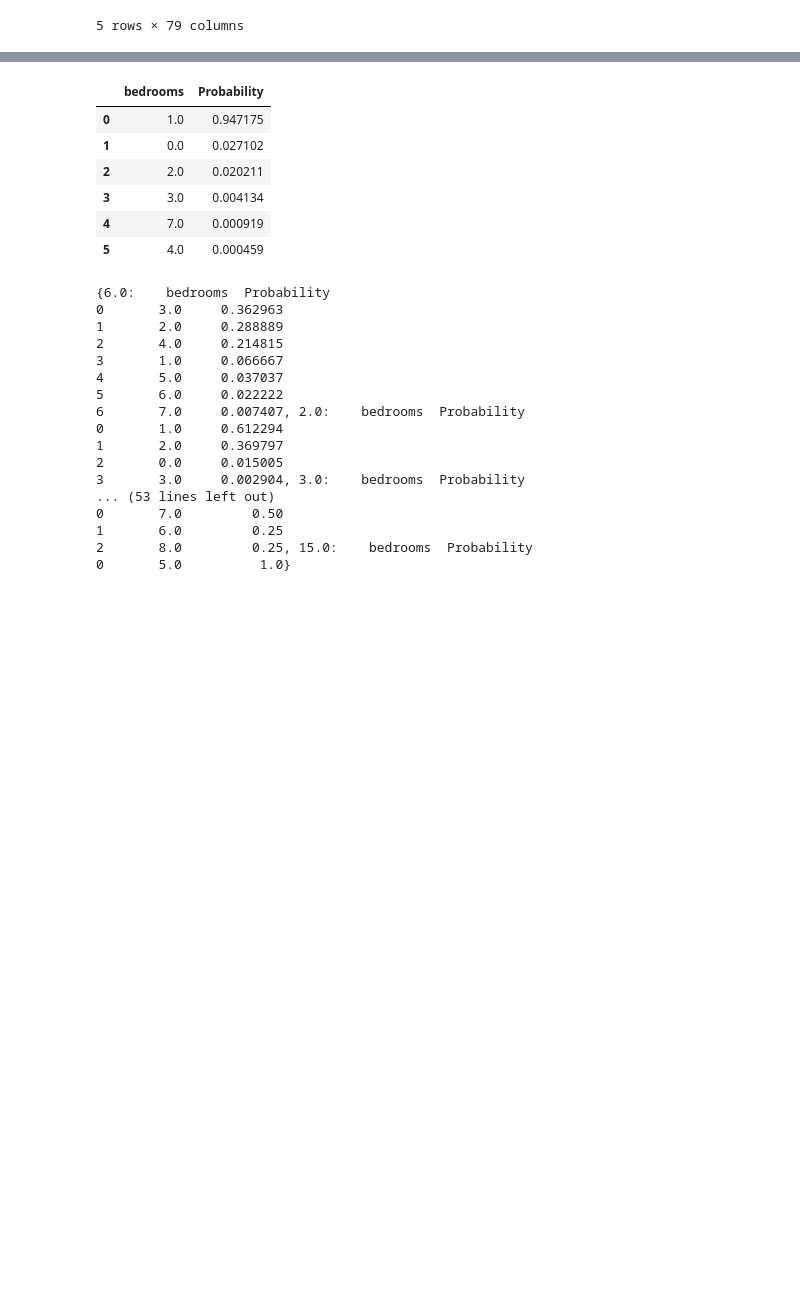
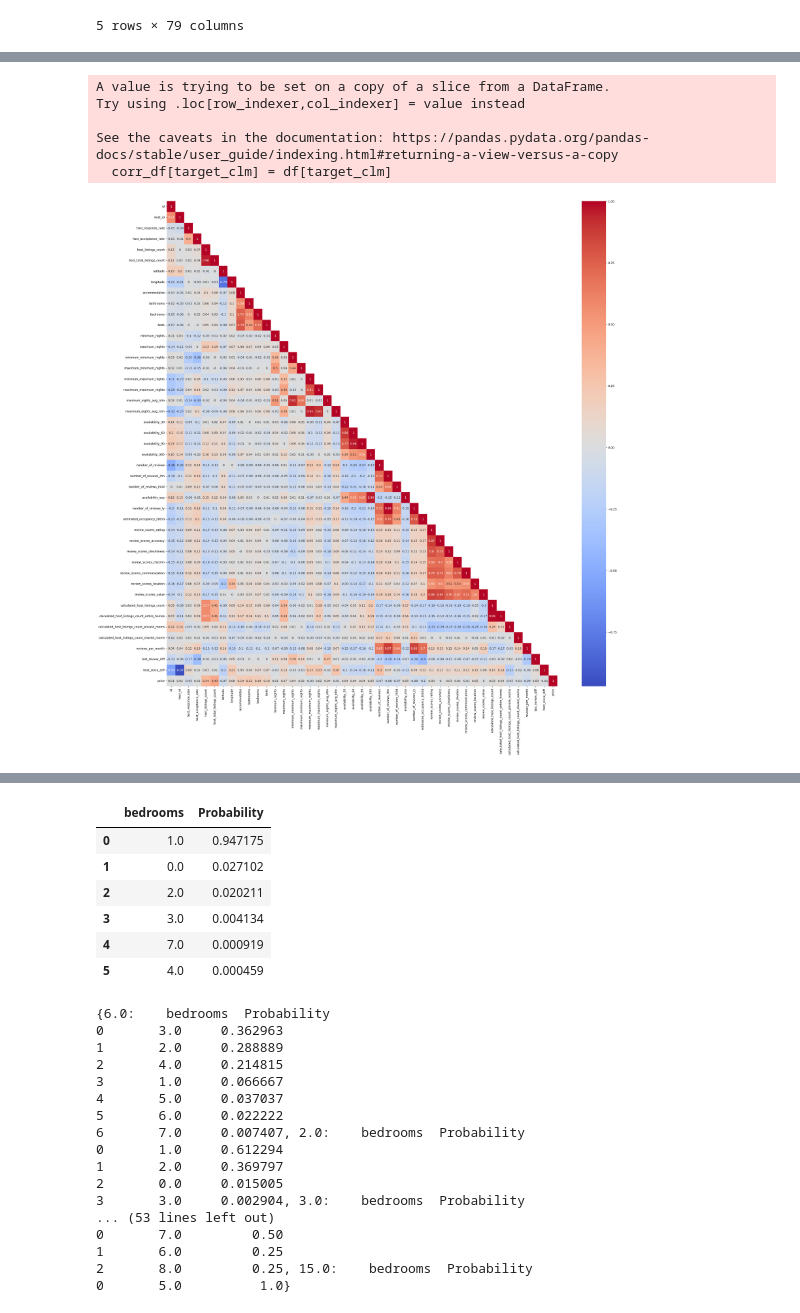
Before and after one commit to Aranidin/Project_ML_SS2025, a Jupyter notebook: Preprocessing/listings_prep.ipynb, the cells around one changed output, grey strips where cells are left out. Drawn from its saved outputs; the diff is of its cells as text; code cells hidden in the pictures; blank space fills up the shorter version.

```diff
--- a/Preprocessing/listings_prep.ipynb
+++ b/Preprocessing/listings_prep.ipynb
@@ -228,0 +87,21 @@ avg_beds_per_bedroom
+# %%
+# Register difference in days between last review date and the date of the last scrape
+listings['host_since'] = pd.to_datetime(listings['host_since'])
+listings['last_review'] = pd.to_datetime(listings['last_review'])
+listings['last_scraped'] = pd.to_datetime(listings['last_scraped'])
+
+listings['last_review_diff'] = (listings['last_scraped'].min() - listings['last_review']).dt.days
+listings.drop(columns=['last_review'], inplace=True)
+
+listings['host_since_diff'] = (listings['last_scraped'].min() - listings['host_since']).dt.days
+listings.drop(columns=['host_since'], inplace=True)
+
+
+# Convert percentage cols
+percent_cols = ['host_response_rate', 'host_acceptance_rate']
+
+for col in percent_cols:
+    listings[col] = listings[col].str.strip('%')
+    listings[col] = pd.to_numeric(listings[col], errors='coerce') / 100
+
+listings[percent_cols].head()
@@ -228,0 +187,28 @@ avg_beds_per_bedroom
+# %%
+import seaborn as sns
+
+def correlation_matrix(df, numerical_columns, target_clm):
+    # correlation of features
+    corr_df = df[numerical_columns]
+    corr_df[target_clm] = df[target_clm]
+
+    # compute the pair wise correlation for all columns
+    correlation_matrix = corr_df.corr().round(2)
+
+    # print heatmap of the correlation matrix
+    # next two lines remove the duplicate upper half of matrix
+    mask = np.zeros(correlation_matrix.shape, dtype=bool)
+    mask[np.triu_indices(len(mask),1)] = True
+
+    plt.figure(figsize=(30, 30))
+    sns.heatmap(data=correlation_matrix, annot=True, cmap = "coolwarm", mask = mask)
+
+
+correlation_matrix(listings, numerical_columns, target_clm)
+# %% [output]
+A value is trying to be set on a copy of a slice from a DataFrame.
+Try using .loc[row_indexer,col_indexer] = value instead
+
+See the caveats in the documentation: https://pandas.pydata.org/pandas-docs/stable/user_guide/indexing.html#returning-a-view-versus-a-copy
+  corr_df[target_clm] = df[target_clm]
+[figure, added]
```
Also changed, not shown: parts of 49 cells of this notebook.
